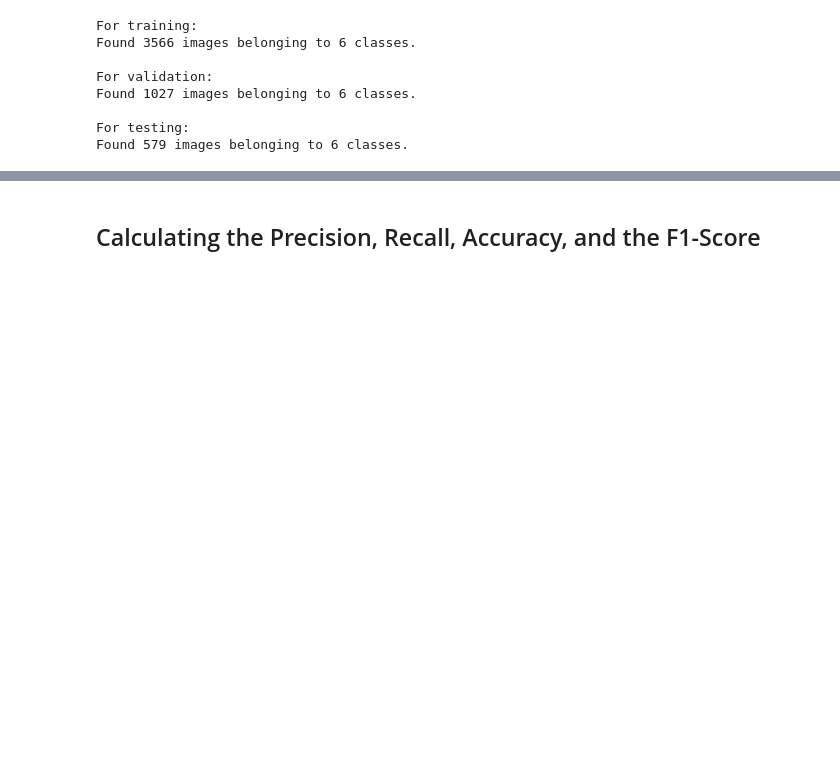
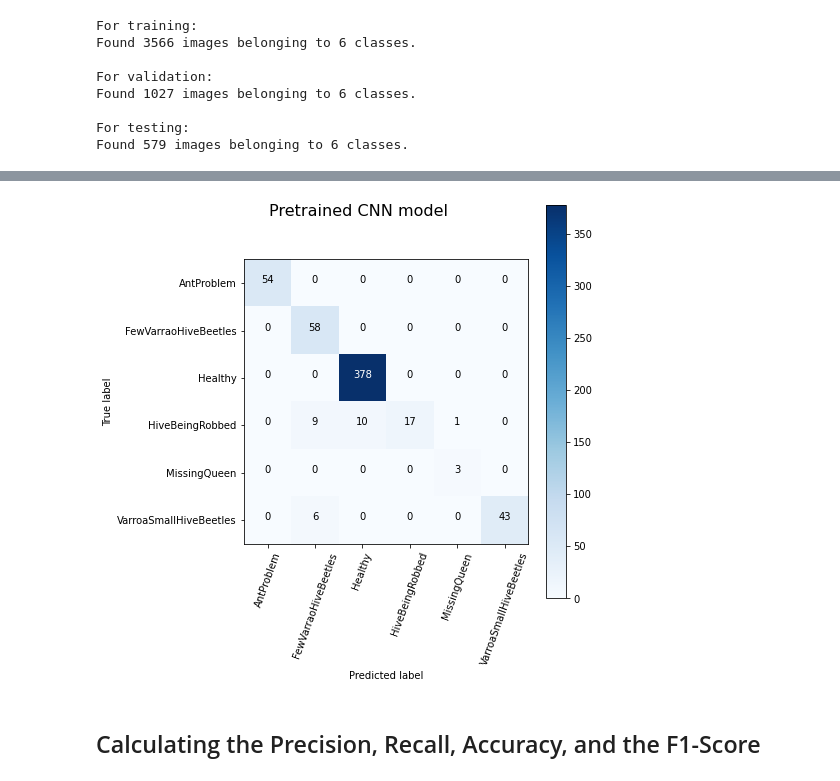
Before and after one commit to fsenchyna/CSC869_Term_Project, a Jupyter notebook: ProjectBeehive.ipynb, the cells around one changed output, grey strips where cells are left out. Drawn from its saved outputs; the diff is of its cells as text; code cells hidden in the pictures; blank space fills up the shorter version.

```diff
--- a/ProjectBeehive.ipynb
+++ b/ProjectBeehive.ipynb
@@ -163,0 +191,4 @@ array([0, 2, 0, 0, 0, 0, 0, 0, 0, 0, 0, 0, 0, 0, 0, 0, 0, 0, 0, 0, 0, 0,
+# %%
+pretrained_model.compile(optimizer=Adam(learning_rate=0.0001), loss='categorical_crossentropy', metrics=['accuracy'])
+# %%
+pretrained_model.fit(x=train_batches, validation_data=valid_batches, epochs=10, verbose=2)
@@ -163,0 +217,2 @@ array([0, 2, 0, 0, 0, 0, 0, 0, 0, 0, 0, 0, 0, 0, 0, 0, 0, 0, 0, 0, 0, 0,
+# %%
+pretrained_predictions = pretrained_model.predict(x=test_batches, verbose=0).argmax(axis=1)
@@ -194,2 +251,7 @@ plot_confusion_matrix(cm, label_lst)
+# %%
+pretrained_cm=confusion_matrix(y_true=test_batches.classes,y_pred=(pretrained_predictions))
+plot_confusion_matrix(pretrained_cm, label_lst, title='Pretrained CNN model')
+# %% [output]
+[figure, added]
 # %% [markdown]
 ## Calculating the Precision, Recall, Accuracy, and the F1-Score
```
Also changed, not shown: parts of 28 cells of this notebook.
